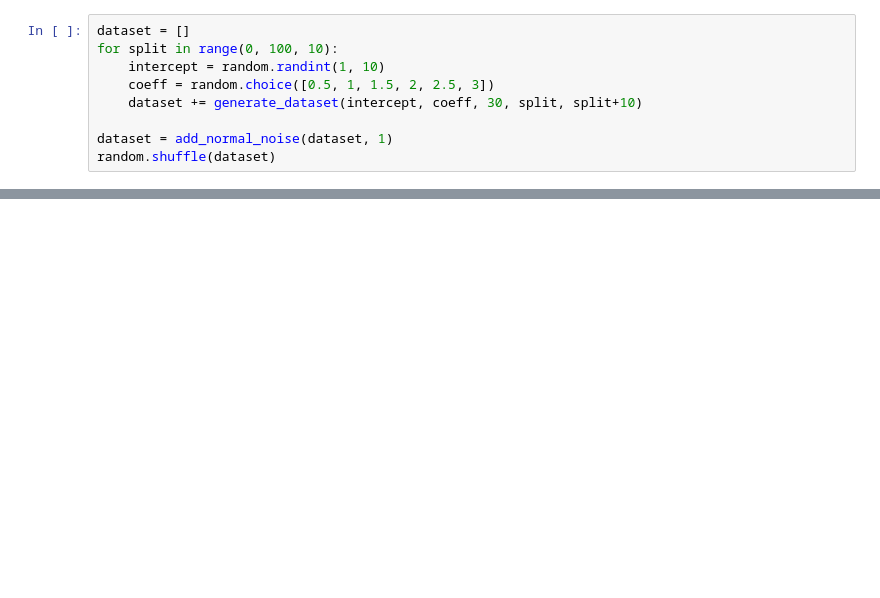
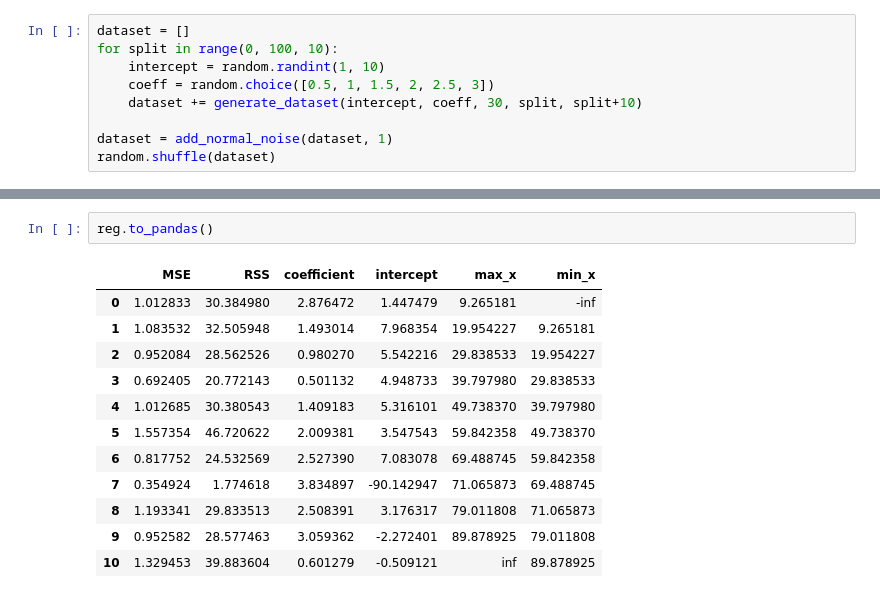
Before and after one commit to Ezibenroc/pycewise, a Jupyter notebook: demo.ipynb, the cells around one changed output, grey strips where cells are left out. Cells and saved outputs as stored; diff of their text form; blank space fills up the shorter version.

```diff
--- a/demo.ipynb
+++ b/demo.ipynb
@@ -92,0 +95,15 @@ reg.left.plot_error()
+# %%
+reg.to_pandas()
+# %% [output]
+|  | MSE | RSS | coefficient | intercept | max_x | min_x |
+| 0 | 1.012833 | 30.384980 | 2.876472 | 1.447479 | 9.265181 | -inf |
+| 1 | 1.083532 | 32.505948 | 1.493014 | 7.968354 | 19.954227 | 9.265181 |
+| 2 | 0.952084 | 28.562526 | 0.980270 | 5.542216 | 29.838533 | 19.954227 |
+| 3 | 0.692405 | 20.772143 | 0.501132 | 4.948733 | 39.797980 | 29.838533 |
+| 4 | 1.012685 | 30.380543 | 1.409183 | 5.316101 | 49.738370 | 39.797980 |
+| 5 | 1.557354 | 46.720622 | 2.009381 | 3.547543 | 59.842358 | 49.738370 |
+| 6 | 0.817752 | 24.532569 | 2.527390 | 7.083078 | 69.488745 | 59.842358 |
+| 7 | 0.354924 | 1.774618 | 3.834897 | -90.142947 | 71.065873 | 69.488745 |
+| 8 | 1.193341 | 29.833513 | 2.508391 | 3.176317 | 79.011808 | 71.065873 |
+| 9 | 0.952582 | 28.577463 | 3.059362 | -2.272401 | 89.878925 | 79.011808 |
+| 10 | 1.329453 | 39.883604 | 0.601279 | -0.509121 | inf | 89.878925 |
```
Also changed, not shown: parts of 10 cells of this notebook, 2 other files.
